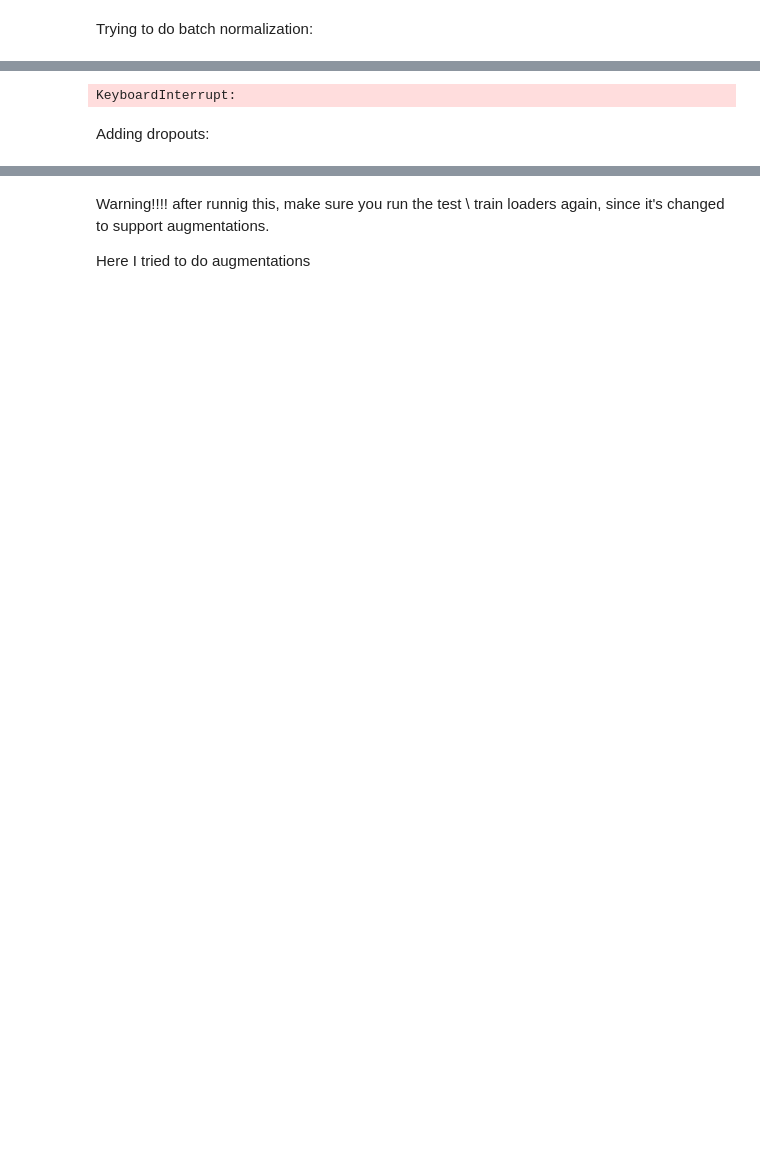
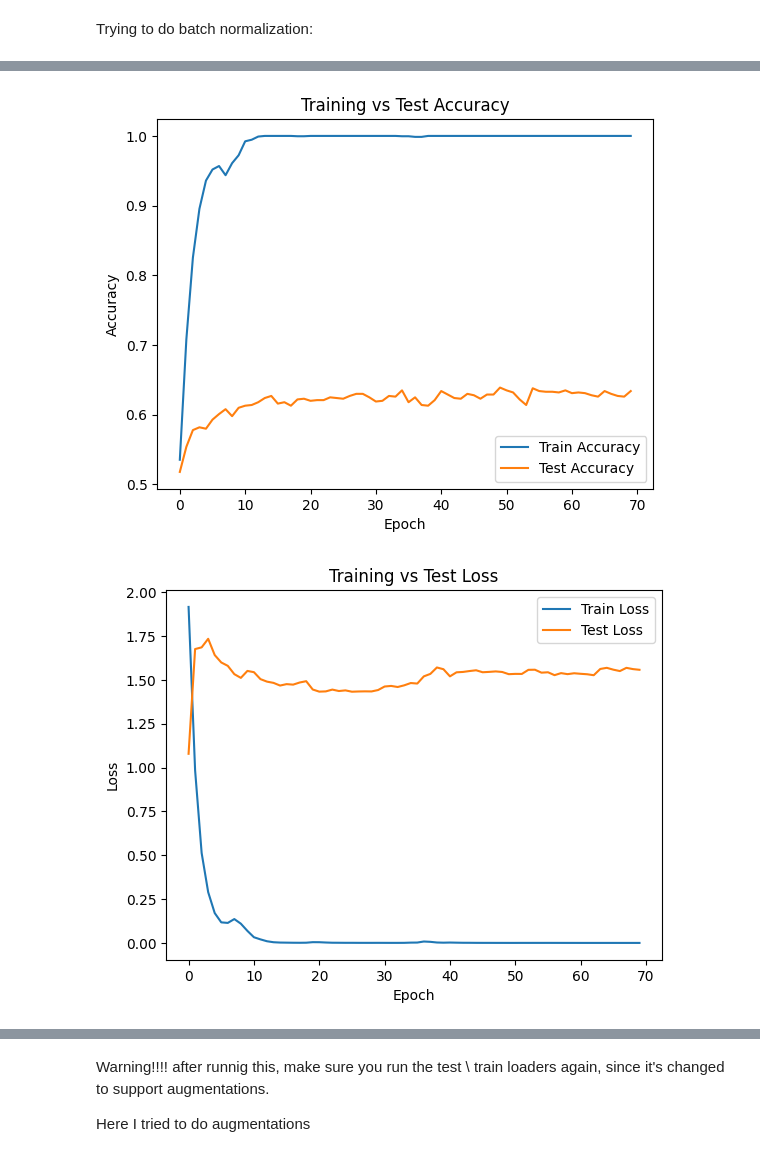
Before and after one commit to KathyAgafonov/DL2, a Jupyter notebook: DL2.ipynb, the cells around one changed output, grey strips where cells are left out. Saved outputs shown, nothing was run; the diff lists cells and outputs as text; code cells hidden in the pictures; blank space fills up the shorter version.

```diff
--- a/DL2.ipynb
+++ b/DL2.ipynb
@@ -745,13 +1128,13 @@ class SiameseNetwork(nn.Module):
 
         for m in self.modules():
             if isinstance(m, nn.Conv2d):
-                nn.init.kaiming_normal_(m.weight, nonlinearity='relu')
+                nn.init.normal_(m.weight, mean=0.0, std=1e-2)
                 if m.bias is not None:
-                    nn.init.constant_(m.bias, 0)
+                    nn.init.normal_(m.bias, mean=0.5, std=1e-2)
             elif isinstance(m, nn.Linear):
-                nn.init.xavier_normal_(m.weight)
+                nn.init.normal_(m.weight, mean=0.0, std=0.2)
                 if m.bias is not None:
-                    nn.init.constant_(m.bias, 0)
+                    nn.init.normal_(m.bias, mean=0.5, std=1e-2)
 
     def forward_one(self, x):
         x = self.cnn(x)
@@ -776,7 +1159,7 @@ print(f"Using device: {device}")
 model = SiameseNetwork().to(device)
 
 # Define optimizer and loss function
-optimizer = torch.optim.Adam(model.parameters(), lr=0.00001)
+optimizer = torch.optim.Adam(model.parameters(), lr=0.0001)
 criterion = nn.BCEWithLogitsLoss()  # Use BCEWithLogitsLoss for binary classification
 
 # Train the model
@@ -821,3 +1204,2 @@ Train Acc: 0.9991, Test Acc: 0.7000, Wrong Pairs on test = 300\1000
-KeyboardInterrupt:
+[figure, added]
+[figure, added]
-# %% [markdown]
-Adding dropouts:
```
Also changed, not shown: parts of 18 cells of this notebook.
